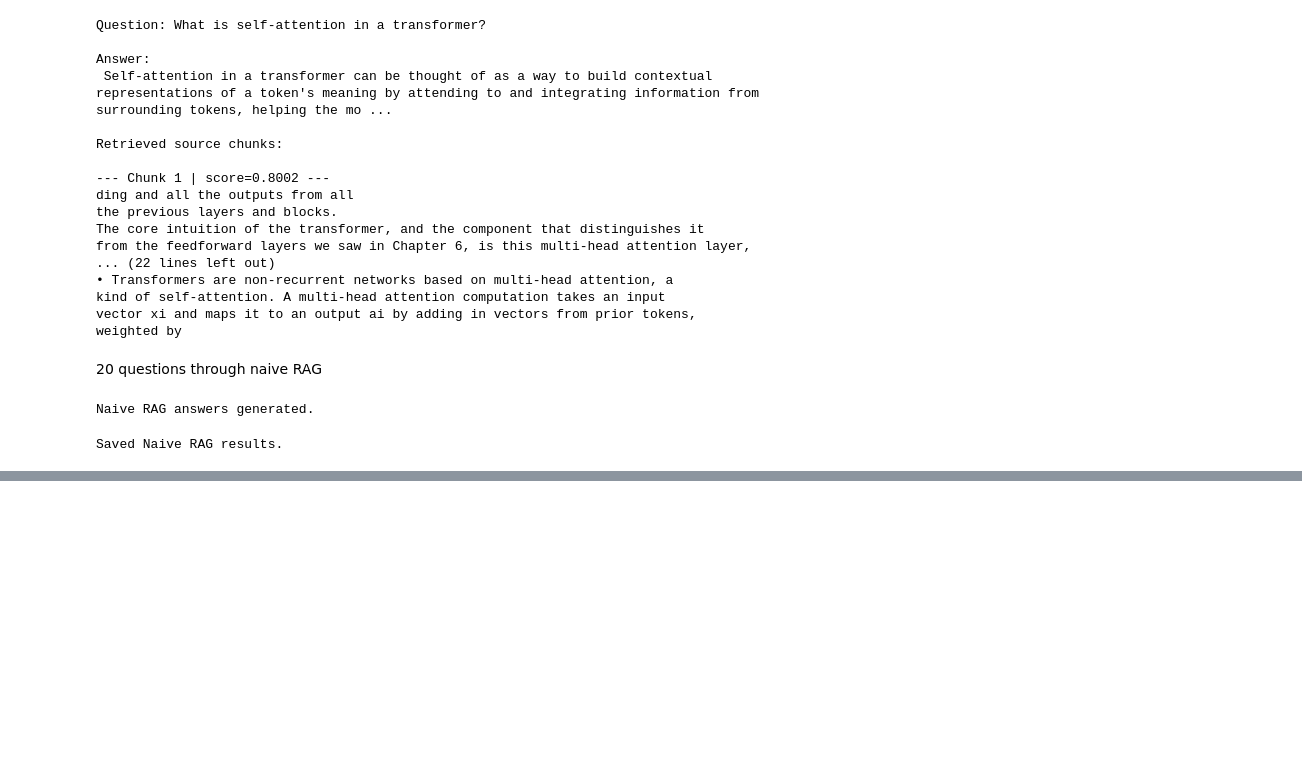
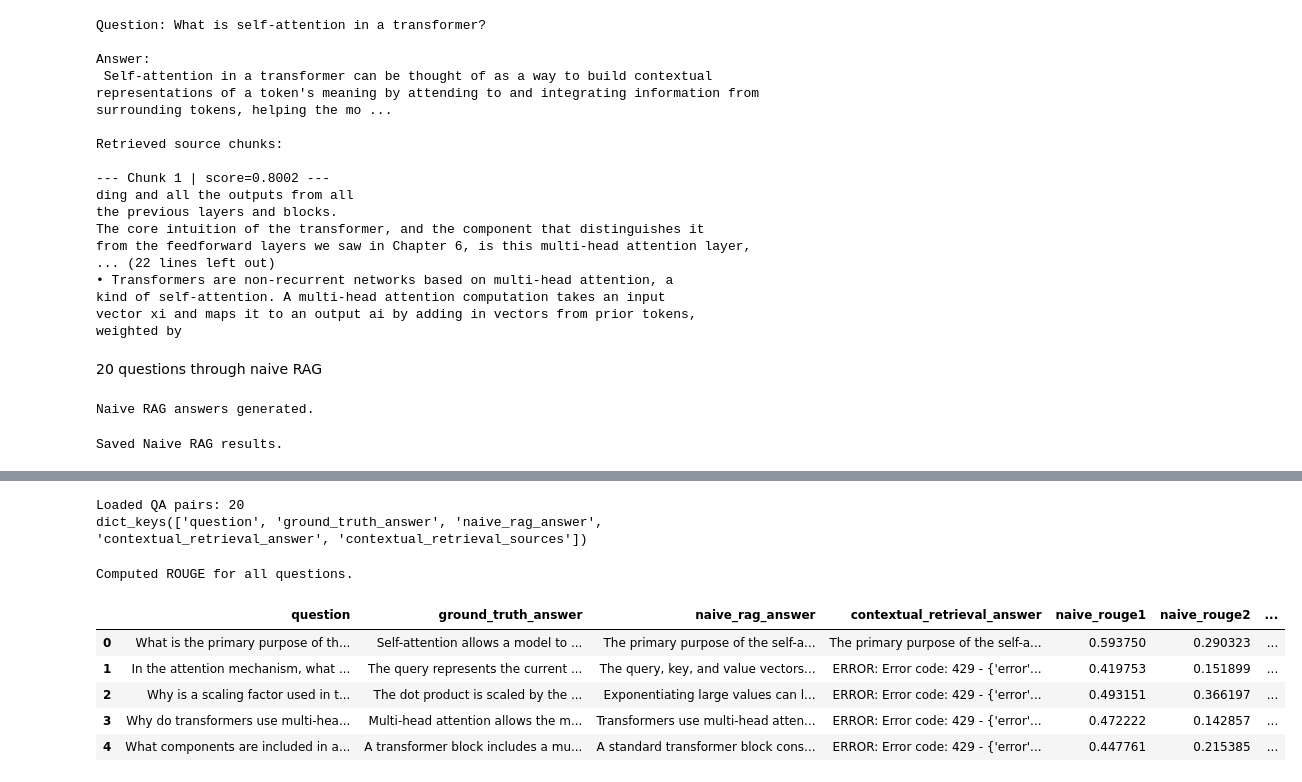
Before and after one commit to Thiri203/NLP, a Jupyter notebook: A6_RAG_Techniques/RAG_A6_st126018.ipynb, the cells around one changed output, grey strips where cells are left out. Cells and saved outputs as stored; diff of their text form; code cells hidden in the pictures; blank space fills up the shorter version.

Commit message:
updae contextual RAG part and data

```diff
--- a/A6_RAG_Techniques/RAG_A6_st126018.ipynb
+++ b/A6_RAG_Techniques/RAG_A6_st126018.ipynb
@@ -482,0 +747,56 @@ Saved Naive RAG results.
+# %%
+from rouge_score import rouge_scorer
+
+with open("data/qa_pairs_with_both_methods.json", "r", encoding="utf-8") as f:
+    qa_pairs = json.load(f)
+
+print("Loaded QA pairs:", len(qa_pairs))
+print(qa_pairs[0].keys())
+# %% [output]
+Loaded QA pairs: 20
+dict_keys(['question', 'ground_truth_answer', 'naive_rag_answer', 'contextual_retrieval_answer', 'contextual_retrieval_sources'])
+# %%
+scorer = rouge_scorer.RougeScorer(
+    ["rouge1", "rouge2", "rougeL"],
+    use_stemmer=True
+)
+# %%
+results = []
+
+for item in qa_pairs:
+    question = item["question"]
+    ground_truth = item["ground_truth_answer"]
+    naive_answer = item["naive_rag_answer"]
+    contextual_answer = item["contextual_retrieval_answer"]
+
+    naive_scores = scorer.score(ground_truth, naive_answer)
+    contextual_scores = scorer.score(ground_truth, contextual_answer)
+
+    results.append({
+        "question": question,
+        "ground_truth_answer": ground_truth,
+        "naive_rag_answer": naive_answer,
+        "contextual_retrieval_answer": contextual_answer,
+
+        "naive_rouge1": naive_scores["rouge1"].fmeasure,
+        "naive_rouge2": naive_scores["rouge2"].fmeasure,
+        "naive_rougeL": naive_scores["rougeL"].fmeasure,
+
+        "contextual_rouge1": contextual_scores["rouge1"].fmeasure,
+        "contextual_rouge2": contextual_scores["rouge2"].fmeasure,
+        "contextual_rougeL": contextual_scores["rougeL"].fmeasure,
+    })
+
+print("Computed ROUGE for all questions.")
+# %% [output]
+Computed ROUGE for all questions.
+# %%
+df_results = pd.DataFrame(results)
+df_results.head()
+# %% [output]
+|  | question | ground_truth_answer | naive_rag_answer | contextual_retrieval_answer | naive_rouge1 | naive_rouge2 | ... |
+| 0 | What is the primary purpose of th... | Self-attention allows a model to ... | The primary purpose of the self-a... | The primary purpose of the self-a... | 0.593750 | 0.290323 | ... |
+| 1 | In the attention mechanism, what ... | The query represents the current ... | The query, key, and value vectors... | ERROR: Error code: 429 - {'error'... | 0.419753 | 0.151899 | ... |
+| 2 | Why is a scaling factor used in t... | The dot product is scaled by the ... | Exponentiating large values can l... | ERROR: Error code: 429 - {'error'... | 0.493151 | 0.366197 | ... |
+| 3 | Why do transformers use multi-hea... | Multi-head attention allows the m... | Transformers use multi-head atten... | ERROR: Error code: 429 - {'error'... | 0.472222 | 0.142857 | ... |
+| 4 | What components are included in a... | A transformer block includes a mu... | A standard transformer block cons... | ERROR: Error code: 429 - {'error'... | 0.447761 | 0.215385 | ... |
```
Also changed, not shown: parts of 33 cells of this notebook, 9 other files.
